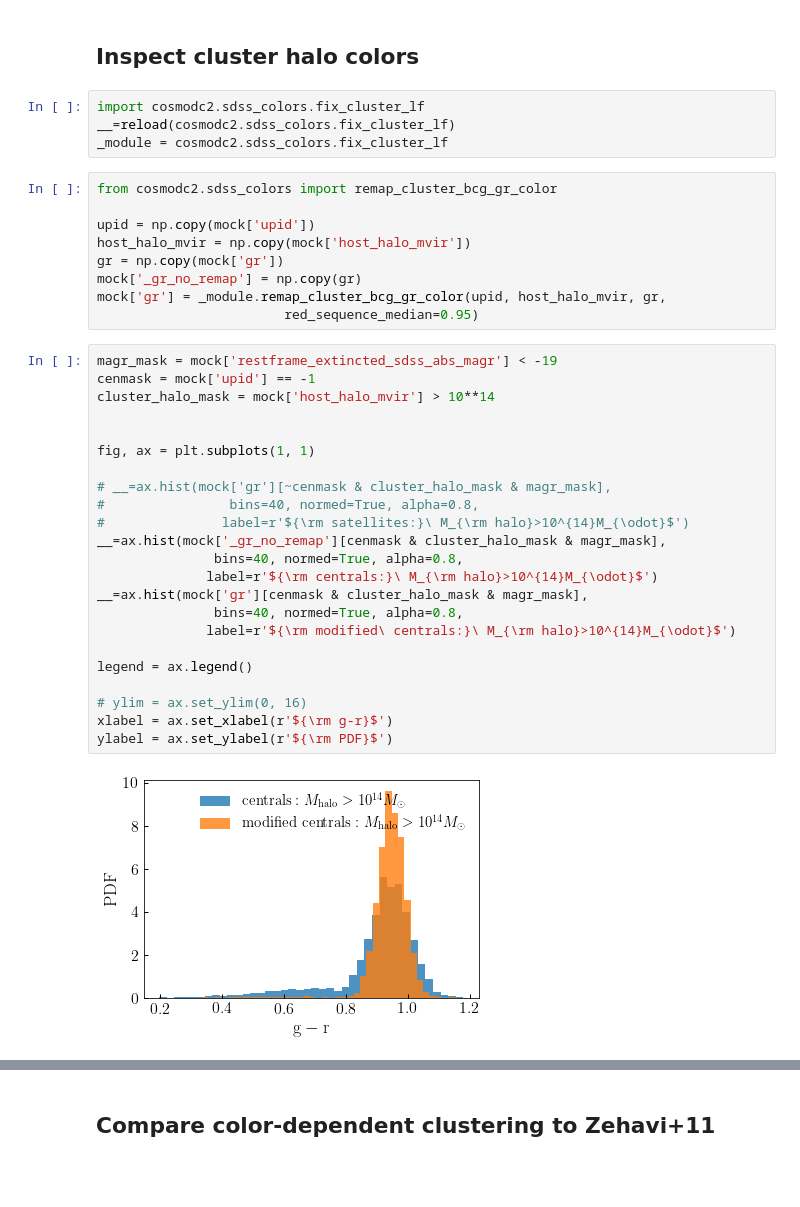
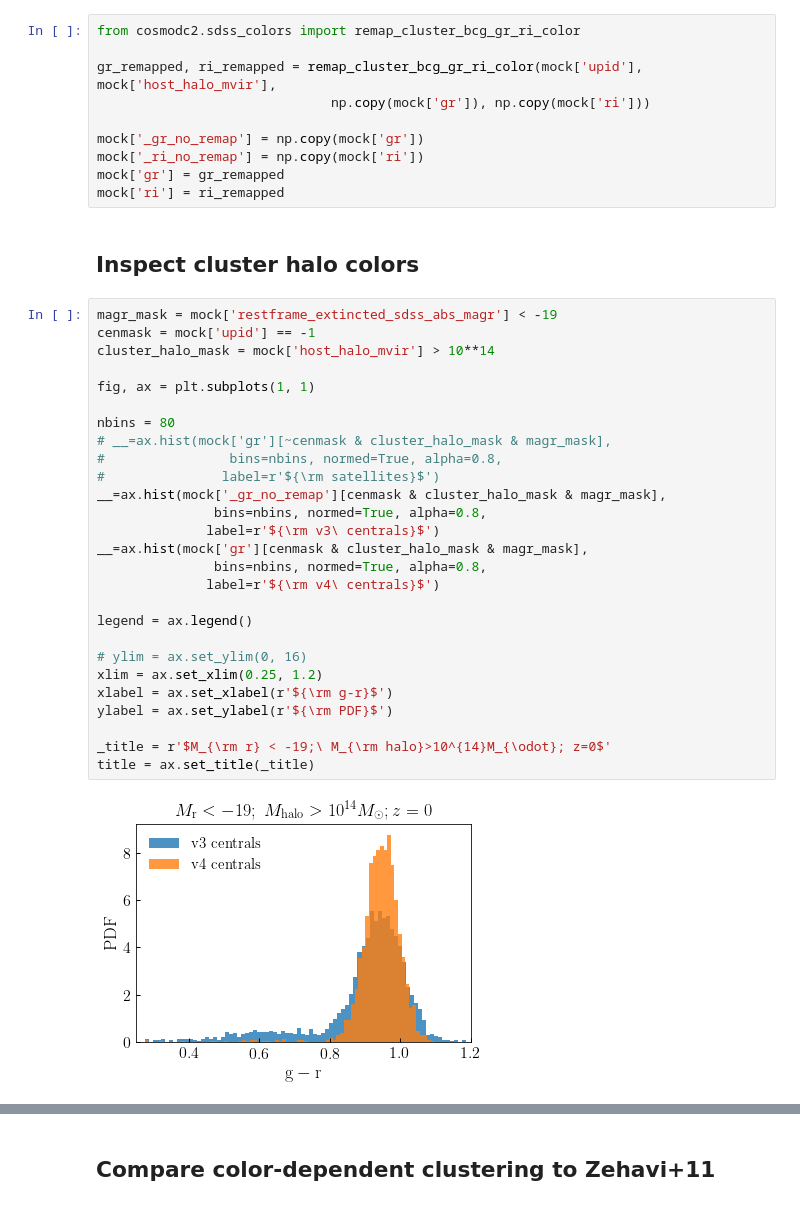
Before and after one commit to LSSTDESC/cosmodc2, a Jupyter notebook: notebooks/cluster_color_dev.ipynb, the cells around one changed output, grey strips where cells are left out. Saved outputs shown, nothing was run; the diff lists cells and outputs as text; blank space fills up the shorter version.

Commit message:
New function cluster_bcg_red_sequence_gr_ri works with remap_cluster_bcg_gr_ri_color to resolve the problem with central colors

```diff
--- a/notebooks/cluster_color_dev.ipynb
+++ b/notebooks/cluster_color_dev.ipynb
@@ -52,43 +52,44 @@ mock['gr'] = gr
 mock['ri'] = ri
 mock['is_red_ri'] = is_red_ri
 mock['is_red_gr'] = is_red_gr
+# %%
+from cosmodc2.sdss_colors import remap_cluster_bcg_gr_ri_color
+
+gr_remapped, ri_remapped = remap_cluster_bcg_gr_ri_color(mock['upid'], mock['host_halo_mvir'],
+                              np.copy(mock['gr']), np.copy(mock['ri']))
+
+mock['_gr_no_remap'] = np.copy(mock['gr'])
+mock['_ri_no_remap'] = np.copy(mock['ri'])
+mock['gr'] = gr_remapped
+mock['ri'] = ri_remapped
 # %% [markdown]
 ## Inspect cluster halo colors
-# %%
-import cosmodc2.sdss_colors.fix_cluster_lf
-__=reload(cosmodc2.sdss_colors.fix_cluster_lf)
-_module = cosmodc2.sdss_colors.fix_cluster_lf
-# %%
-from cosmodc2.sdss_colors import remap_cluster_bcg_gr_color
-
-upid = np.copy(mock['upid'])
-host_halo_mvir = np.copy(mock['host_halo_mvir'])
-gr = np.copy(mock['gr'])
-mock['_gr_no_remap'] = np.copy(gr)
-mock['gr'] = _module.remap_cluster_bcg_gr_color(upid, host_halo_mvir, gr,
-                        red_sequence_median=0.95)
 # %%
 magr_mask = mock['restframe_extincted_sdss_abs_magr'] < -19
 cenmask = mock['upid'] == -1
 cluster_halo_mask = mock['host_halo_mvir'] > 10**14
 
-
 fig, ax = plt.subplots(1, 1)
 
+nbins = 80
 # __=ax.hist(mock['gr'][~cenmask & cluster_halo_mask & magr_mask],
-#                bins=40, normed=True, alpha=0.8,
-#               label=r'${\rm satellites:}\ M_{\rm halo}>10^{14}M_{\odot}$')
+#                bins=nbins, normed=True, alpha=0.8,
+#               label=r'${\rm satellites}$')
 __=ax.hist(mock['_gr_no_remap'][cenmask & cluster_halo_mask & magr_mask],
-               bins=40, normed=True, alpha=0.8,
-              label=r'${\rm centrals:}\ M_{\rm halo}>10^{14}M_{\odot}$')
+               bins=nbins, normed=True, alpha=0.8,
+              label=r'${\rm v3\ centrals}$')
 __=ax.hist(mock['gr'][cenmask & cluster_halo_mask & magr_mask],
-               bins=40, normed=True, alpha=0.8,
-              label=r'${\rm modified\ centrals:}\ M_{\rm halo}>10^{14}M_{\odot}$')
+               bins=nbins, normed=True, alpha=0.8,
+              label=r'${\rm v4\ centrals}$')
 
 legend = ax.legend()
 
 # ylim = ax.set_ylim(0, 16)
+xlim = ax.set_xlim(0.25, 1.2)
 xlabel = ax.set_xlabel(r'${\rm g-r}$')
 ylabel = ax.set_ylabel(r'${\rm PDF}$')
+
+_title = r'$M_{\rm r} < -19;\ M_{\rm halo}>10^{14}M_{\odot}; z=0$'
+title = ax.set_title(_title)
 # %% [output]
-[figure, old version]
+[figure, new version]
```
Also changed, not shown: parts of 19 cells of this notebook, 1 other file.
